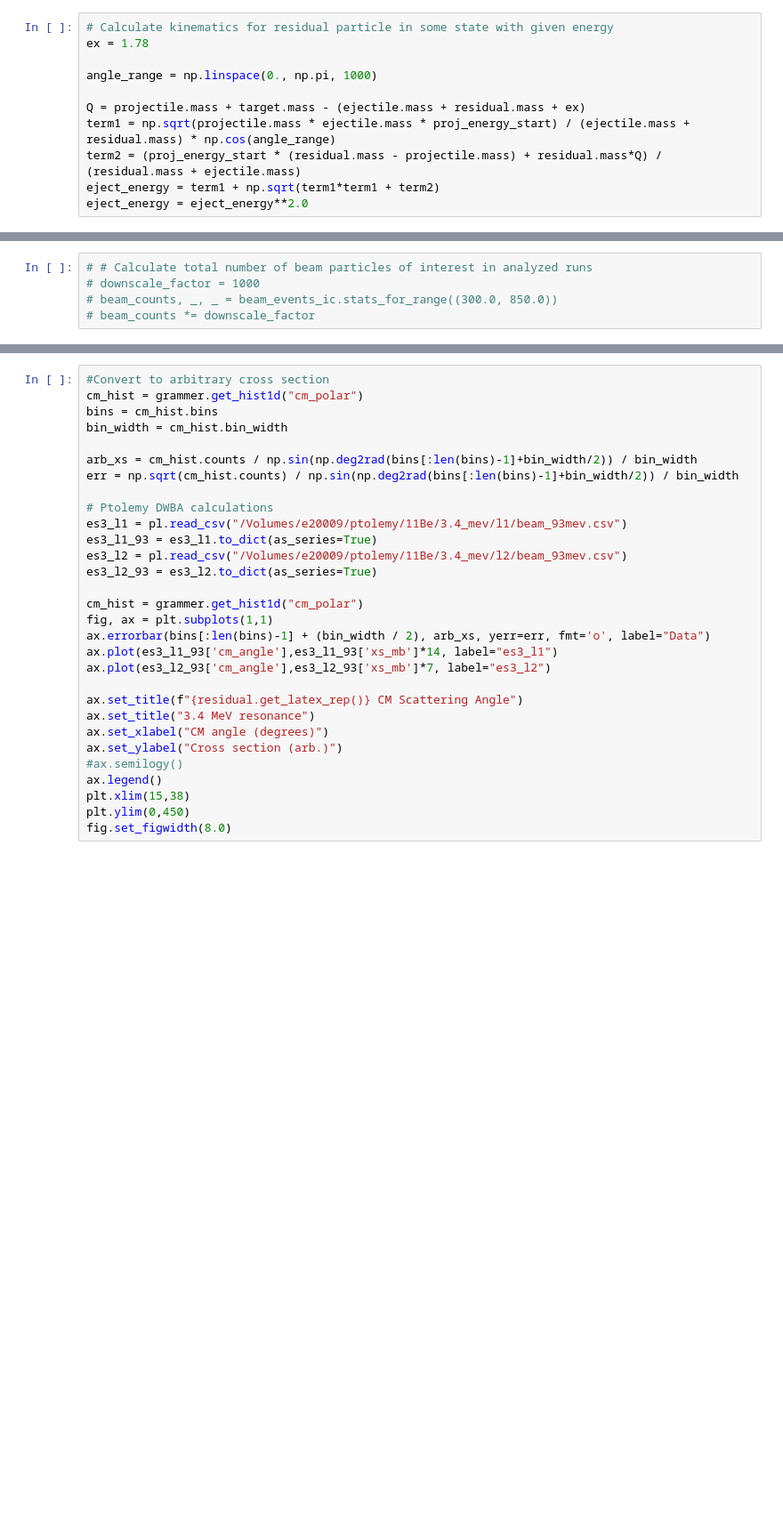
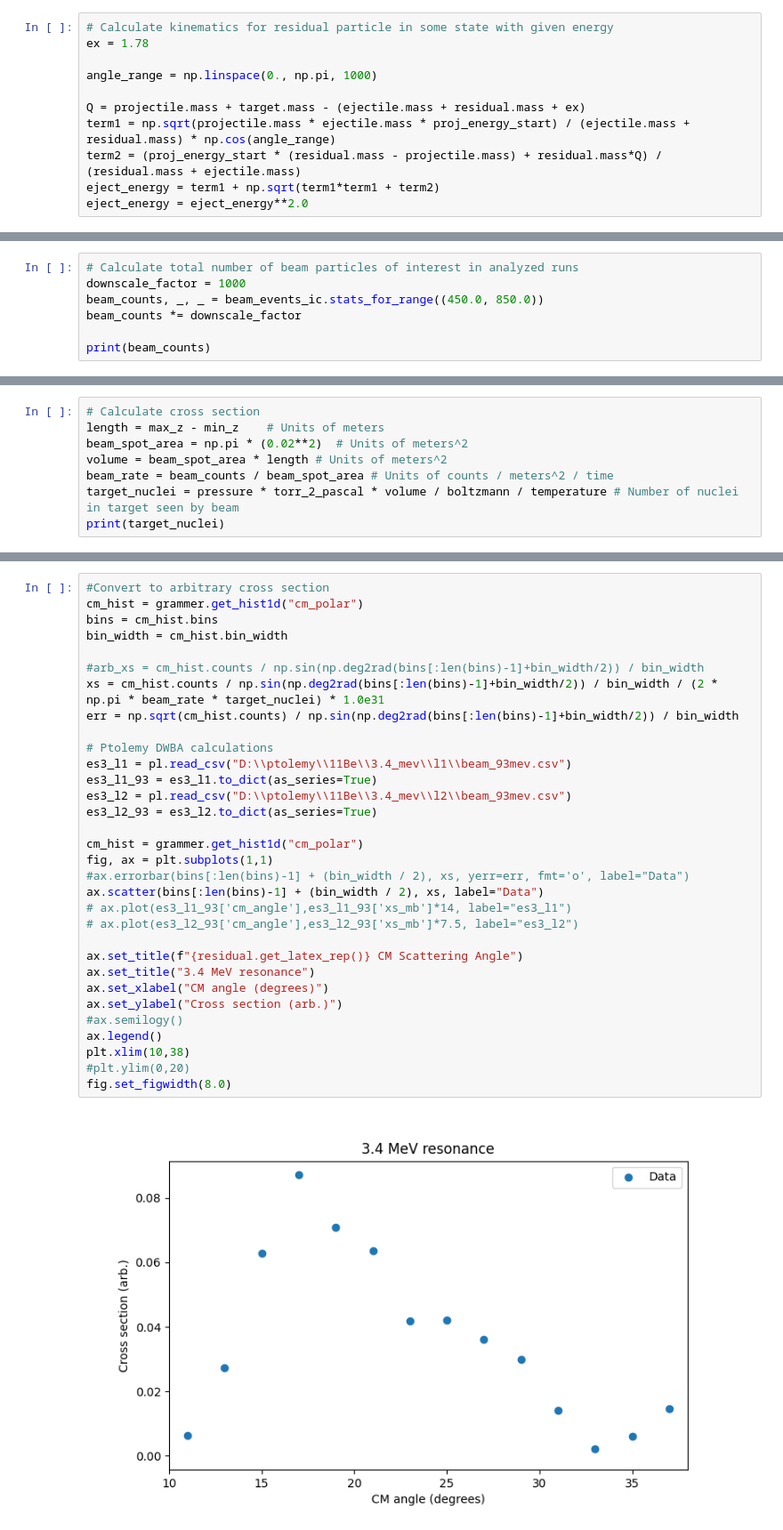
Before and after one commit to sigmanotation/e20009_analysis, a Jupyter notebook: notebooks/e20009_analysis.ipynb, the cells around one changed output, grey strips where cells are left out. Shown at 89% size. Drawn from its saved outputs; the diff is of its cells as text; blank space fills up the shorter version.

Commit message:
Changed point cloud phase to accept drift velocities calculated from the Python script and have started adding code to the analysis notebook to find normalized cross sections.

```diff
--- a/notebooks/e20009_analysis.ipynb
+++ b/notebooks/e20009_analysis.ipynb
@@ -268,5 +299,7 @@ fig.set_figwidth(8.0)
 # %%
-# # Calculate total number of beam particles of interest in analyzed runs
-# downscale_factor = 1000
-# beam_counts, _, _ = beam_events_ic.stats_for_range((300.0, 850.0))
-# beam_counts *= downscale_factor
+# Calculate total number of beam particles of interest in analyzed runs
+downscale_factor = 1000
+beam_counts, _, _ = beam_events_ic.stats_for_range((450.0, 850.0))
+beam_counts *= downscale_factor
+
+print(beam_counts)
@@ -272,0 +308,8 @@ fig.set_figwidth(8.0)
+# %%
+# Calculate cross section
+length = max_z - min_z    # Units of meters
+beam_spot_area = np.pi * (0.02**2)  # Units of meters^2
+volume = beam_spot_area * length # Units of meters^2
+beam_rate = beam_counts / beam_spot_area # Units of counts / meters^2 / time
+target_nuclei = pressure * torr_2_pascal * volume / boltzmann / temperature # Number of nuclei in target seen by beam
+print(target_nuclei)
@@ -273,30 +318,34 @@ fig.set_figwidth(8.0)
 # %%
 #Convert to arbitrary cross section
 cm_hist = grammer.get_hist1d("cm_polar")
 bins = cm_hist.bins
 bin_width = cm_hist.bin_width
 
-arb_xs = cm_hist.counts / np.sin(np.deg2rad(bins[:len(bins)-1]+bin_width/2)) / bin_width
+#arb_xs = cm_hist.counts / np.sin(np.deg2rad(bins[:len(bins)-1]+bin_width/2)) / bin_width
+xs = cm_hist.counts / np.sin(np.deg2rad(bins[:len(bins)-1]+bin_width/2)) / bin_width / (2 * np.pi * beam_rate * target_nuclei) * 1.0e31
 err = np.sqrt(cm_hist.counts) / np.sin(np.deg2rad(bins[:len(bins)-1]+bin_width/2)) / bin_width
 
 # Ptolemy DWBA calculations
-es3_l1 = pl.read_csv("/Volumes/e20009/ptolemy/11Be/3.4_mev/l1/beam_93mev.csv")
+es3_l1 = pl.read_csv("D:\\ptolemy\\11Be\\3.4_mev\\l1\\beam_93mev.csv")
 es3_l1_93 = es3_l1.to_dict(as_series=True)
-es3_l2 = pl.read_csv("/Volumes/e20009/ptolemy/11Be/3.4_mev/l2/beam_93mev.csv")
+es3_l2 = pl.read_csv("D:\\ptolemy\\11Be\\3.4_mev\\l2\\beam_93mev.csv")
 es3_l2_93 = es3_l2.to_dict(as_series=True)
 
 cm_hist = grammer.get_hist1d("cm_polar")
 fig, ax = plt.subplots(1,1)
-ax.errorbar(bins[:len(bins)-1] + (bin_width / 2), arb_xs, yerr=err, fmt='o', label="Data")
-ax.plot(es3_l1_93['cm_angle'],es3_l1_93['xs_mb']*14, label="es3_l1")
-ax.plot(es3_l2_93['cm_angle'],es3_l2_93['xs_mb']*7, label="es3_l2")
+#ax.errorbar(bins[:len(bins)-1] + (bin_width / 2), xs, yerr=err, fmt='o', label="Data")
+ax.scatter(bins[:len(bins)-1] + (bin_width / 2), xs, label="Data")
+# ax.plot(es3_l1_93['cm_angle'],es3_l1_93['xs_mb']*14, label="es3_l1")
+# ax.plot(es3_l2_93['cm_angle'],es3_l2_93['xs_mb']*7.5, label="es3_l2")
 
 ax.set_title(f"{residual.get_latex_rep()} CM Scattering Angle")
 ax.set_title("3.4 MeV resonance")
 ax.set_xlabel("CM angle (degrees)")
 ax.set_ylabel("Cross section (arb.)")
 #ax.semilogy()
 ax.legend()
-plt.xlim(15,38)
-plt.ylim(0,450)
+plt.xlim(10,38)
+#plt.ylim(0,20)
 fig.set_figwidth(8.0)
+# %% [output]
+[figure, added]
```
Also changed, not shown: parts of 12 cells of this notebook, 1 other file.
